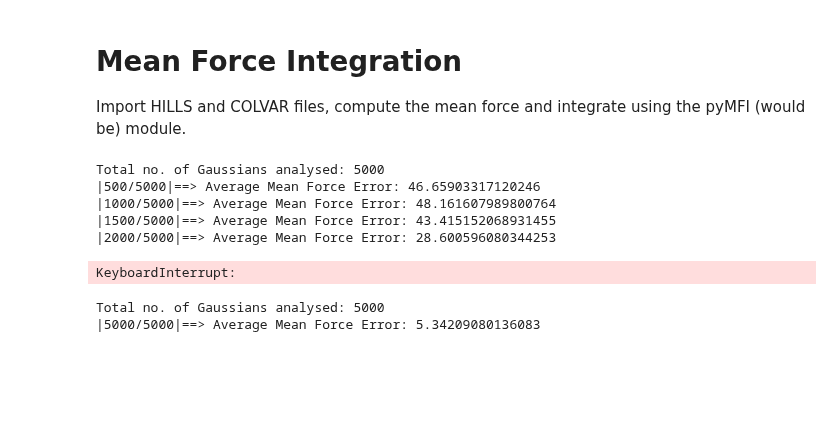
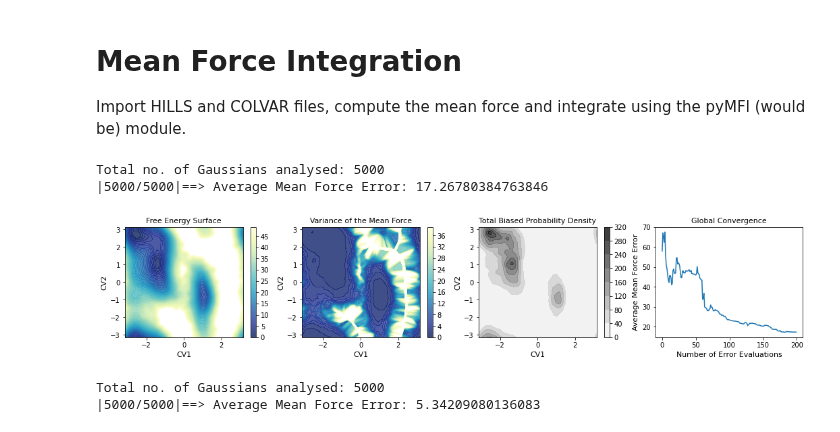
Before and after one commit to mme-ucl/MFI, a Jupyter notebook: MFI_notebook.ipynb, the cells around one changed output. Cells and saved outputs as stored; diff of their text form; code cells hidden in the pictures; blank space fills up the shorter version.

Commit message:
fixed error on MFI notebook.

```diff
--- a/MFI_notebook.ipynb
+++ b/MFI_notebook.ipynb
@@ -5,28 +5,25 @@ Import HILLS and COLVAR files, compute the mean force and integrate using the py
 # %%
 import numpy as np
 from pyMFI import MFI
 
 #Read the HILLS file
 HILLS=MFI.load_HILLS_2D(hills_name="HILLS40")
 
 #Read the Colvar File
 [position_x, position_y] = MFI.load_position_2D(position_name="position40")
 
 #Compute the time-independent mean force
-[X, Y, Ftot_den, Ftot_x, Ftot_y, ofe_map, ofe_history] = MFI.MFI_2D(HILLS = HILLS, position_x = position_x, position_y = position_y, bw = 0.1, kT = 2.49, log_pace = 10, error_pace = 200, WellTempered=1, nhills=5000, periodic=1)
+[X, Y, Ftot_den, Ftot_x, Ftot_y, ofe_map, ofe_history] = MFI.MFI_2D(HILLS = HILLS, position_x = position_x, position_y = position_y, bw = 0.1, kT = 2.49, log_pace = 1, error_pace = 200, WellTempered=1, nhills=5000, periodic=1)
 
 #integration with the FFT method
 [X, Y, FES] = MFI.FFT_intg_2D(Ftot_x, Ftot_y)
 
 # Plot Recap
 MFI.plot_recap_2D(X, Y, FES, Ftot_den, ofe_map, ofe_history)
 # %% [output]
 Total no. of Gaussians analysed: 5000
-|500/5000|==> Average Mean Force Error: 46.65903317120246
-|1000/5000|==> Average Mean Force Error: 48.161607989800764
-|1500/5000|==> Average Mean Force Error: 43.415152068931455
-|2000/5000|==> Average Mean Force Error: 28.600596080344253
+|5000/5000|==> Average Mean Force Error: 17.26780384763846
-KeyboardInterrupt:
+[figure, added]
 # %%
 #Read the HILLS file
 HILLS=MFI.load_HILLS_2D(hills_name="HILLS_potential")
```
